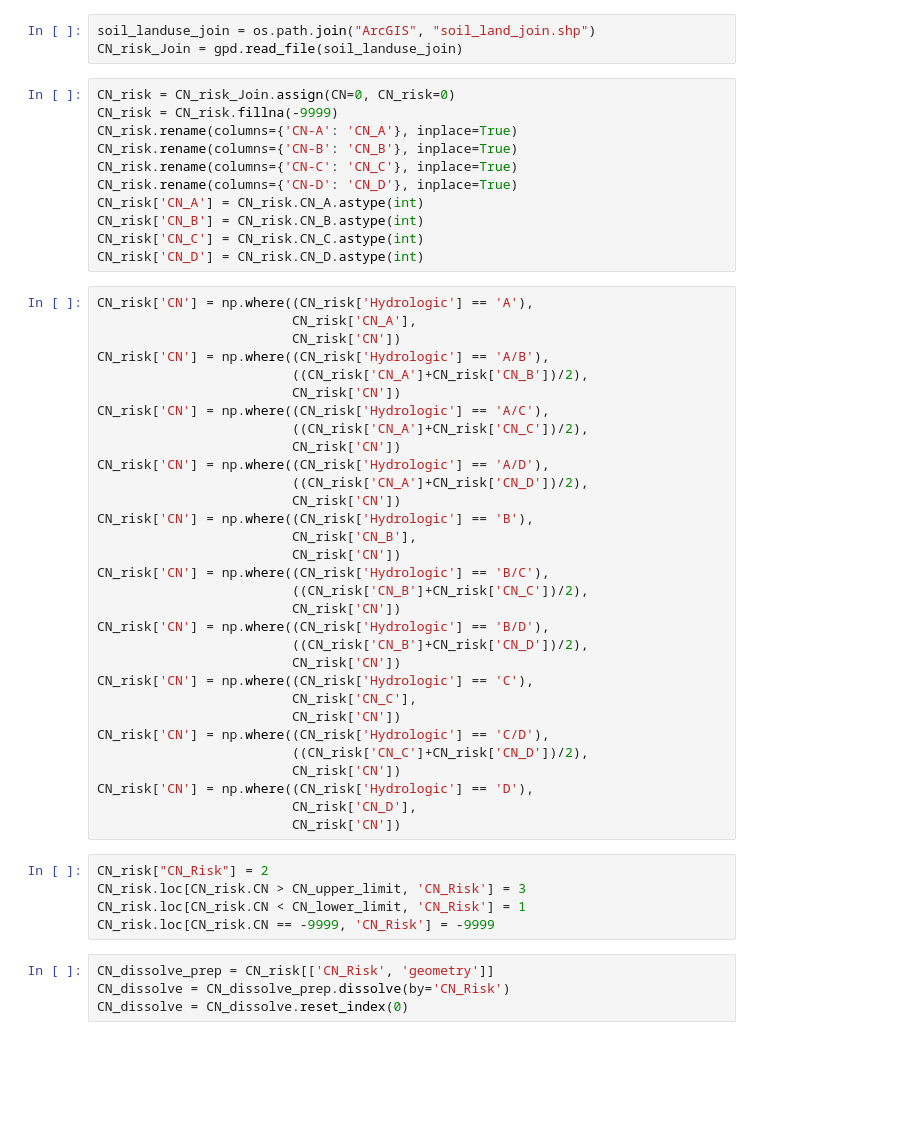
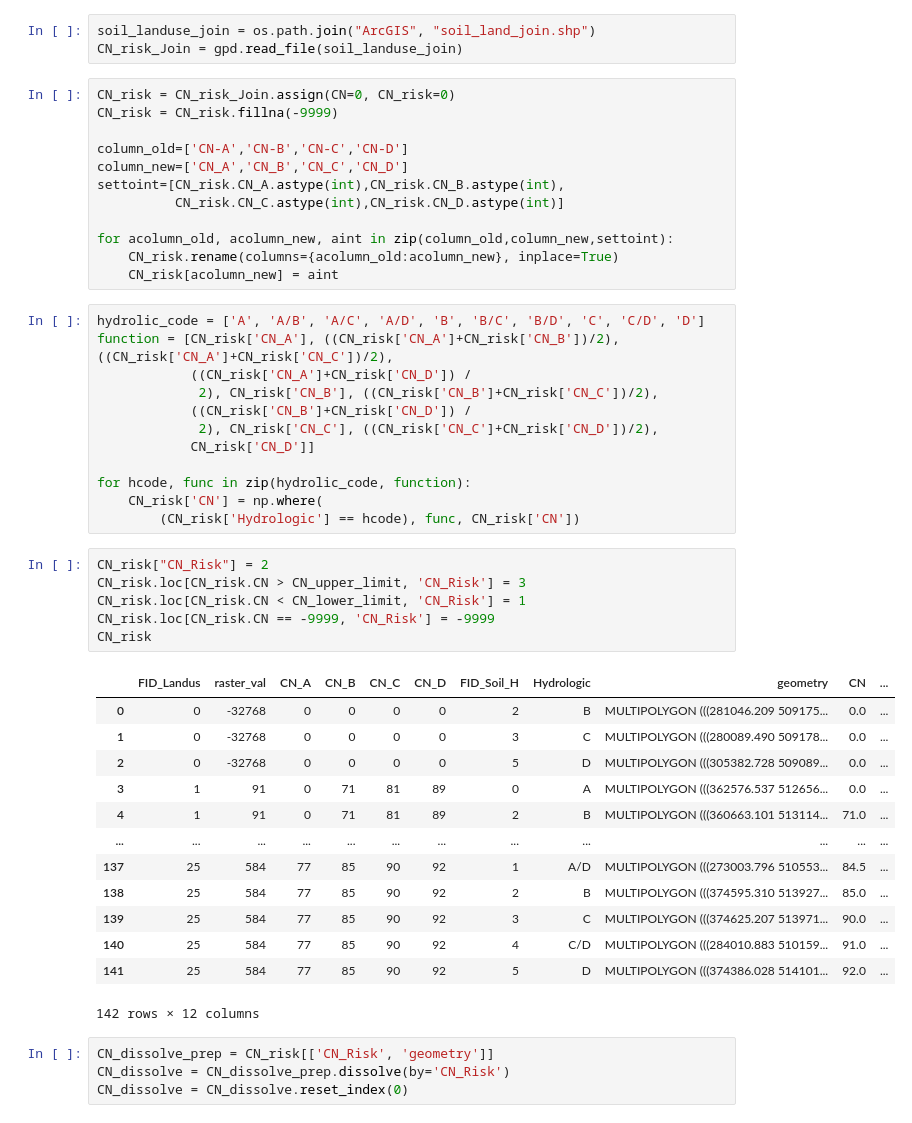
Before and after one commit to bri33/Tribal_Land_Flooding_Jupyter_Codes, a Jupyter notebook: Flooding_on_Tribal_Lands_v2.ipynb, the cells around one changed output. Drawn from its saved outputs; the diff is of its cells as text; blank space fills up the shorter version.

Commit message:
Applied function, added for zip to CN

```diff
--- a/Flooding_on_Tribal_Lands_v2.ipynb
+++ b/Flooding_on_Tribal_Lands_v2.ipynb
@@ -820,50 +820,47 @@ CN_risk_Join = gpd.read_file(soil_landuse_join)
 # %%
 CN_risk = CN_risk_Join.assign(CN=0, CN_risk=0)
 CN_risk = CN_risk.fillna(-9999)
-CN_risk.rename(columns={'CN-A': 'CN_A'}, inplace=True)
-CN_risk.rename(columns={'CN-B': 'CN_B'}, inplace=True)
-CN_risk.rename(columns={'CN-C': 'CN_C'}, inplace=True)
-CN_risk.rename(columns={'CN-D': 'CN_D'}, inplace=True)
-CN_risk['CN_A'] = CN_risk.CN_A.astype(int)
-CN_risk['CN_B'] = CN_risk.CN_B.astype(int)
-CN_risk['CN_C'] = CN_risk.CN_C.astype(int)
-CN_risk['CN_D'] = CN_risk.CN_D.astype(int)
+
+column_old=['CN-A','CN-B','CN-C','CN-D']
+column_new=['CN_A','CN_B','CN_C','CN_D']
+settoint=[CN_risk.CN_A.astype(int),CN_risk.CN_B.astype(int),
+          CN_risk.CN_C.astype(int),CN_risk.CN_D.astype(int)]
+
+for acolumn_old, acolumn_new, aint in zip(column_old,column_new,settoint):
+    CN_risk.rename(columns={acolumn_old:acolumn_new}, inplace=True)
+    CN_risk[acolumn_new] = aint
-# %%
-CN_risk['CN'] = np.where((CN_risk['Hydrologic'] == 'A'),
-                         CN_risk['CN_A'],
-                         CN_risk['CN'])
-CN_risk['CN'] = np.where((CN_risk['Hydrologic'] == 'A/B'),
-                         ((CN_risk['CN_A']+CN_risk['CN_B'])/2),
-                         CN_risk['CN'])
-CN_risk['CN'] = np.where((CN_risk['Hydrologic'] == 'A/C'),
-                         ((CN_risk['CN_A']+CN_risk['CN_C'])/2),
-                         CN_risk['CN'])
-CN_risk['CN'] = np.where((CN_risk['Hydrologic'] == 'A/D'),
-                         ((CN_risk['CN_A']+CN_risk['CN_D'])/2),
-                         CN_risk['CN'])
-CN_risk['CN'] = np.where((CN_risk['Hydrologic'] == 'B'),
-                         CN_risk['CN_B'],
-                         CN_risk['CN'])
-CN_risk['CN'] = np.where((CN_risk['Hydrologic'] == 'B/C'),
-                         ((CN_risk['CN_B']+CN_risk['CN_C'])/2),
-                         CN_risk['CN'])
-CN_risk['CN'] = np.where((CN_risk['Hydrologic'] == 'B/D'),
-                         ((CN_risk['CN_B']+CN_risk['CN_D'])/2),
-                         CN_risk['CN'])
-CN_risk['CN'] = np.where((CN_risk['Hydrologic'] == 'C'),
-                         CN_risk['CN_C'],
-                         CN_risk['CN'])
-CN_risk['CN'] = np.where((CN_risk['Hydrologic'] == 'C/D'),
-                         ((CN_risk['CN_C']+CN_risk['CN_D'])/2),
-                         CN_risk['CN'])
-CN_risk['CN'] = np.where((CN_risk['Hydrologic'] == 'D'),
-                         CN_risk['CN_D'],
-                         CN_risk['CN'])
+# %%
+hydrolic_code = ['A', 'A/B', 'A/C', 'A/D', 'B', 'B/C', 'B/D', 'C', 'C/D', 'D']
+function = [CN_risk['CN_A'], ((CN_risk['CN_A']+CN_risk['CN_B'])/2), ((CN_risk['CN_A']+CN_risk['CN_C'])/2),
+            ((CN_risk['CN_A']+CN_risk['CN_D']) /
+             2), CN_risk['CN_B'], ((CN_risk['CN_B']+CN_risk['CN_C'])/2),
+            ((CN_risk['CN_B']+CN_risk['CN_D']) /
+             2), CN_risk['CN_C'], ((CN_risk['CN_C']+CN_risk['CN_D'])/2),
+            CN_risk['CN_D']]
+
+for hcode, func in zip(hydrolic_code, function):
+    CN_risk['CN'] = np.where(
+        (CN_risk['Hydrologic'] == hcode), func, CN_risk['CN'])
 # %%
 CN_risk["CN_Risk"] = 2
 CN_risk.loc[CN_risk.CN > CN_upper_limit, 'CN_Risk'] = 3
 CN_risk.loc[CN_risk.CN < CN_lower_limit, 'CN_Risk'] = 1
 CN_risk.loc[CN_risk.CN == -9999, 'CN_Risk'] = -9999
+CN_risk
+# %% [output]
+|  | FID_Landus | raster_val | CN_A | CN_B | CN_C | CN_D | FID_Soil_H | Hydrologic | geometry | CN | ... |
+| 0 | 0 | -32768 | 0 | 0 | 0 | 0 | 2 | B | MULTIPOLYGON (((281046.209 509175... | 0.0 | ... |
+| 1 | 0 | -32768 | 0 | 0 | 0 | 0 | 3 | C | MULTIPOLYGON (((280089.490 509178... | 0.0 | ... |
+| 2 | 0 | -32768 | 0 | 0 | 0 | 0 | 5 | D | MULTIPOLYGON (((305382.728 509089... | 0.0 | ... |
+| 3 | 1 | 91 | 0 | 71 | 81 | 89 | 0 | A | MULTIPOLYGON (((362576.537 512656... | 0.0 | ... |
+| 4 | 1 | 91 | 0 | 71 | 81 | 89 | 2 | B | MULTIPOLYGON (((360663.101 513114... | 71.0 | ... |
+| ... | ... | ... | ... | ... | ... | ... | ... | ... | ... | ... | ... |
+| 137 | 25 | 584 | 77 | 85 | 90 | 92 | 1 | A/D | MULTIPOLYGON (((273003.796 510553... | 84.5 | ... |
+| 138 | 25 | 584 | 77 | 85 | 90 | 92 | 2 | B | MULTIPOLYGON (((374595.310 513927... | 85.0 | ... |
+| 139 | 25 | 584 | 77 | 85 | 90 | 92 | 3 | C | MULTIPOLYGON (((374625.207 513971... | 90.0 | ... |
+| 140 | 25 | 584 | 77 | 85 | 90 | 92 | 4 | C/D | MULTIPOLYGON (((284010.883 510159... | 91.0 | ... |
+| 141 | 25 | 584 | 77 | 85 | 90 | 92 | 5 | D | MULTIPOLYGON (((374386.028 514101... | 92.0 | ... |
+142 rows × 12 columns
 # %%
 CN_dissolve_prep = CN_risk[['CN_Risk', 'geometry']]
 CN_dissolve = CN_dissolve_prep.dissolve(by='CN_Risk')
```
Also changed, not shown: parts of 20 cells of this notebook.
